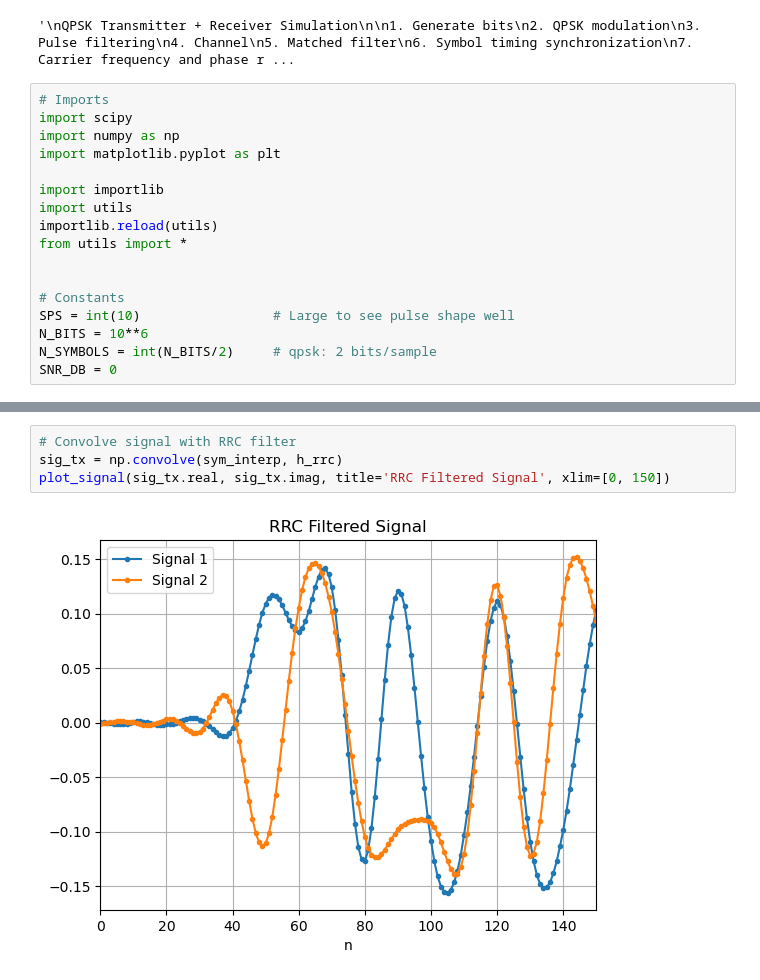
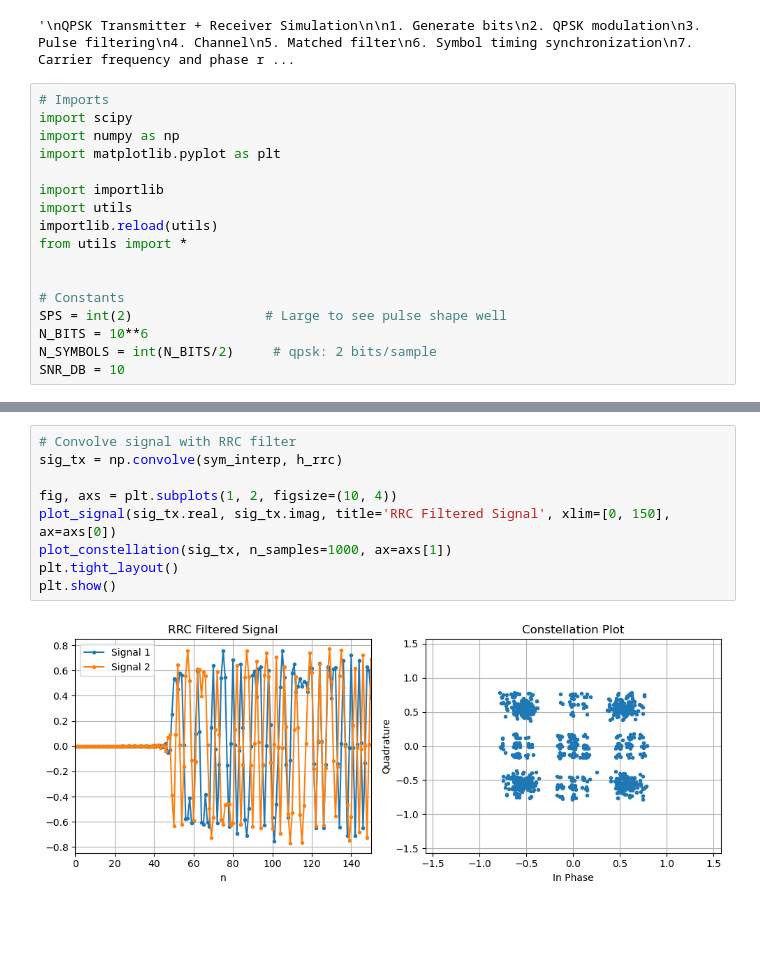
Before and after one commit to cddelong6626/sdr-notebooks, a Jupyter notebook: qpsk_sim.ipynb, the cells around one changed output, grey strips where cells are left out. Saved outputs shown, nothing was run; the diff lists cells and outputs as text; blank space fills up the shorter version.

```diff
--- a/qpsk_sim.ipynb
+++ b/qpsk_sim.ipynb
@@ -40,10 +40,10 @@ from utils import *
 
 
 # Constants
-SPS = int(10)                 # Large to see pulse shape well
+SPS = int(2)                 # Large to see pulse shape well
 N_BITS = 10**6
 N_SYMBOLS = int(N_BITS/2)     # qpsk: 2 bits/sample
-SNR_DB = 0
+SNR_DB = 10
 # %%
 ### Generate bits ###
 bits_tx = np.random.randint(2, size=N_BITS)
@@ -94,9 +94,14 @@ plot_spectrum(h_rrc)
 # %%
 # Convolve signal with RRC filter
 sig_tx = np.convolve(sym_interp, h_rrc)
-plot_signal(sig_tx.real, sig_tx.imag, title='RRC Filtered Signal', xlim=[0, 150])
+
+fig, axs = plt.subplots(1, 2, figsize=(10, 4))
+plot_signal(sig_tx.real, sig_tx.imag, title='RRC Filtered Signal', xlim=[0, 150], ax=axs[0])
+plot_constellation(sig_tx, n_samples=1000, ax=axs[1])
+plt.tight_layout()
+plt.show()
 # %% [output]
-[figure, old version]
+[figure, new version]
 # %%
 ### Channel ###
 
```
Also changed, not shown: parts of 10 cells of this notebook, 1 other file.
